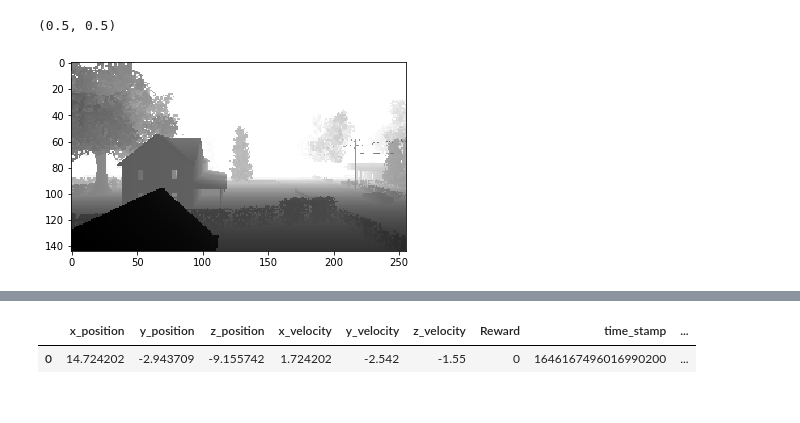
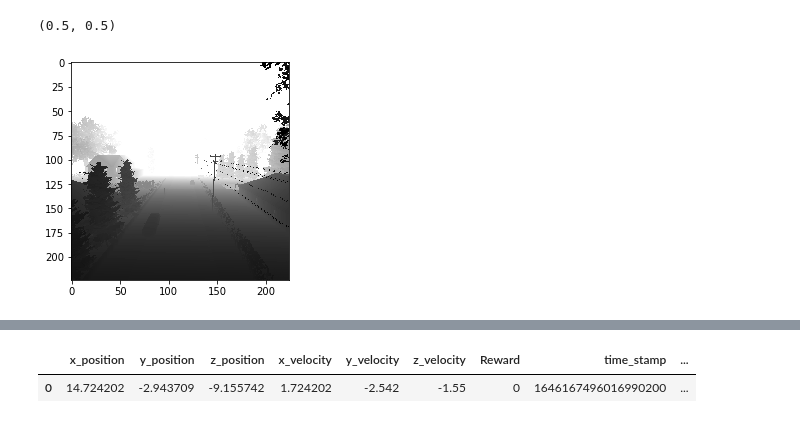
Before and after one commit to SBrewer15/AirSim-UAV-Reinforcement-Learning, a Jupyter notebook: Utilities.ipynb, the cells around one changed output, grey strips where cells are left out. Drawn from its saved outputs; the diff is of its cells as text; code cells hidden in the pictures.

```diff
--- a/Utilities.ipynb
+++ b/Utilities.ipynb
@@ -69,6 +107,6 @@ def byte2np_Depth(response, Save=False, path='data', filename='Test'):
 # %%
-depth=np.load('data/Front_center_DepthPlanar.npy')
+depth=np.load('data/Front_center_DepthPlanarS.npy')
 plt.imshow(depth, interpolation='nearest', cmap='gray')
 plt.show()
 # %% [output]
-[figure, old version]
+[figure, new version]
```
Also changed, not shown: parts of 27 cells of this notebook, 1 other file.
